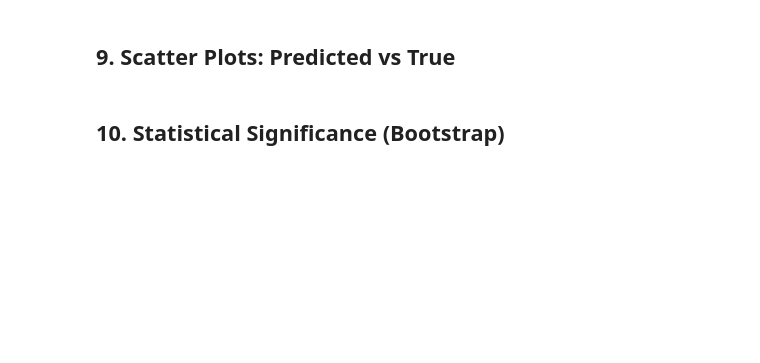
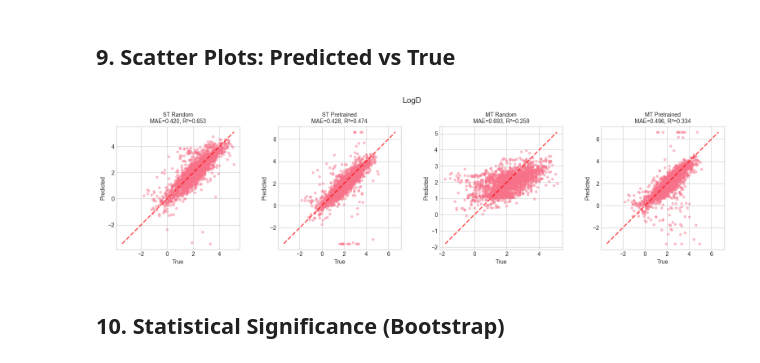
Before and after one commit to pgniewko/golem, a Jupyter notebook: notebooks/compare_experiments.ipynb, the cells around one changed output. Cells and saved outputs as stored; diff of their text form; code cells hidden in the pictures; blank space fills up the shorter version.

```diff
--- a/notebooks/compare_experiments.ipynb
+++ b/notebooks/compare_experiments.ipynb
@@ -487,38 +627,37 @@ def plot_scatter_grid(endpoint: str, model_names: Optional[List[str]] = None,
         return
 
     ncols = len(model_names)
     fig, axes = plt.subplots(1, ncols, figsize=(figsize_per[0] * ncols, figsize_per[1]))
     if ncols == 1:
         axes = [axes]
 
     for ax, name in zip(axes, model_names):
         y_pred, y_true = aligned_data[name][endpoint]
         ax.scatter(y_true, y_pred, alpha=0.4, s=15)
         lims = [
             min(y_true.min(), y_pred.min()),
             max(y_true.max(), y_pred.max()),
         ]
         ax.plot(lims, lims, 'r--', lw=2, alpha=0.7)
 
         mae = point_metrics[name][endpoint]['MAE'][0]
         r2 = point_metrics[name][endpoint]['R2'][0]
 
         ax.set_xlabel('True', fontsize=10)
         ax.set_ylabel('Predicted', fontsize=10)
         ax.set_title(f'{name}\nMAE={mae:.3f}, R\u00b2={r2:.3f}', fontsize=10)
         ax.set_aspect('equal', adjustable='box')
 
     fig.suptitle(f'{ENDPOINT_SHORT.get(endpoint, endpoint)}', fontsize=14, y=1.02)
     plt.tight_layout()
     plt.show()
 
 
-# Scatter plots for LogD (all 4 models)
-plot_scatter_grid('LogD')
-
-# Scatter plots for a few multi-task endpoints
-for ep in ['LogS', 'Log_Caco_Papp_AB', 'Log_Mouse_PPB']:
+# Scatter plots for each evaluated endpoint
+for ep in EVAL_ENDPOINTS:
     plot_scatter_grid(ep)
+# %% [output]
+[figure, added]
 # %% [markdown]
 ## 10. Statistical Significance (Bootstrap)
 # %%
```
Also changed, not shown: parts of 16 cells of this notebook, 5 other files.
